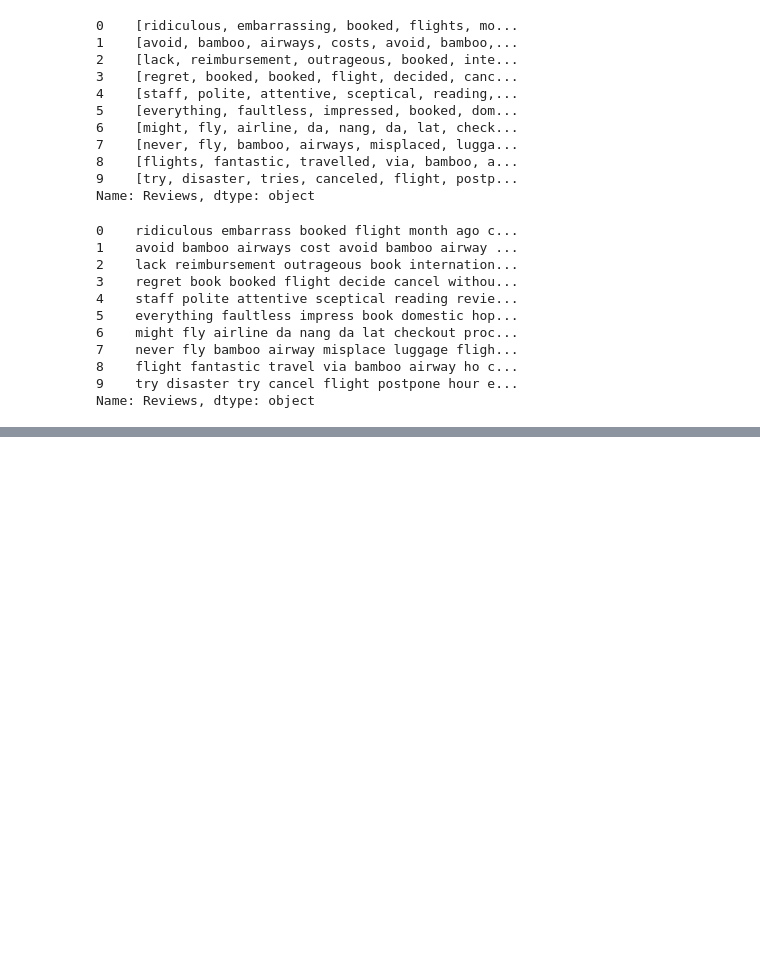
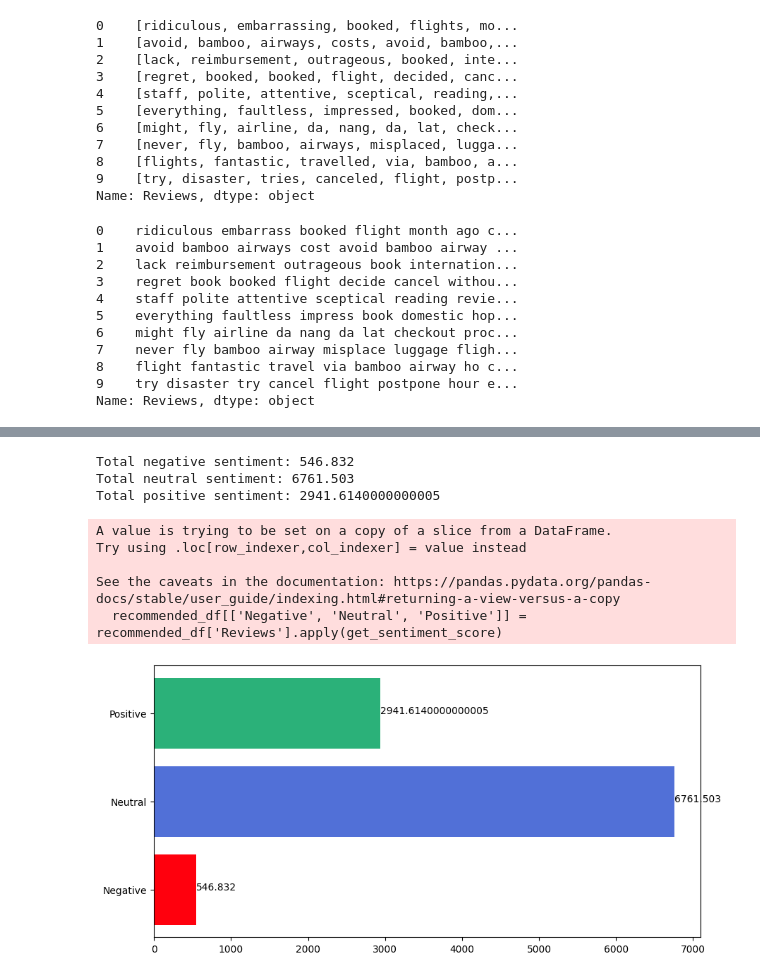
Before and after one commit to ddatnguyen97/Airlines-Reviews-Analysis, a Jupyter notebook: Airlines Reviews NLP Analysis.ipynb, the cells around one changed output, grey strips where cells are left out. Saved outputs shown, nothing was run; the diff lists cells and outputs as text; code cells hidden in the pictures; blank space fills up the shorter version.

```diff
--- a/Airlines Reviews NLP Analysis.ipynb
+++ b/Airlines Reviews NLP Analysis.ipynb
@@ -186,0 +235,25 @@ Name: Reviews, dtype: object
+# %%
+recommended_df[['Negative', 'Neutral', 'Positive']] = recommended_df['Reviews'].apply(get_sentiment_score)
+
+total_neg = recommended_df['Negative'].sum()
+print(f"Total negative sentiment: {total_neg}")
+total_neu = recommended_df['Neutral'].sum()
+print(f"Total neutral sentiment: {total_neu}")
+total_pos = recommended_df['Positive'].sum()
+print(f"Total positive sentiment: {total_pos}")
+
+plt.figure(figsize=(10, 5))
+plt.barh(['Negative', 'Neutral', 'Positive'], [total_neg, total_neu, total_pos], color=colors)
+
+for i, v in enumerate([total_neg, total_neu, total_pos]):
+    plt.text(v, i, str(v))
+# %% [output]
+Total negative sentiment: 546.832
+Total neutral sentiment: 6761.503
+Total positive sentiment: 2941.6140000000005
+A value is trying to be set on a copy of a slice from a DataFrame.
+Try using .loc[row_indexer,col_indexer] = value instead
+
+See the caveats in the documentation: https://pandas.pydata.org/pandas-docs/stable/user_guide/indexing.html#returning-a-view-versus-a-copy
+  recommended_df[['Negative', 'Neutral', 'Positive']] = recommended_df['Reviews'].apply(get_sentiment_score)
+[figure, added]
```
Also changed, not shown: parts of 5 cells of this notebook.
